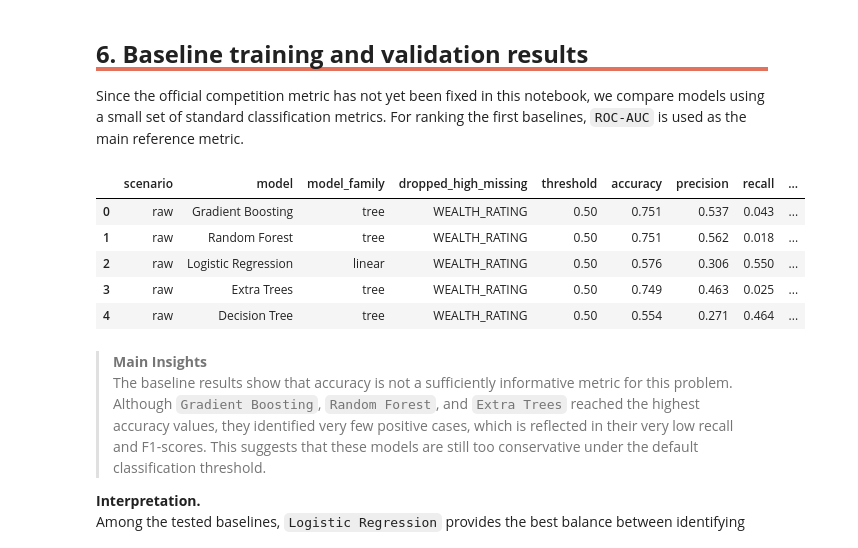
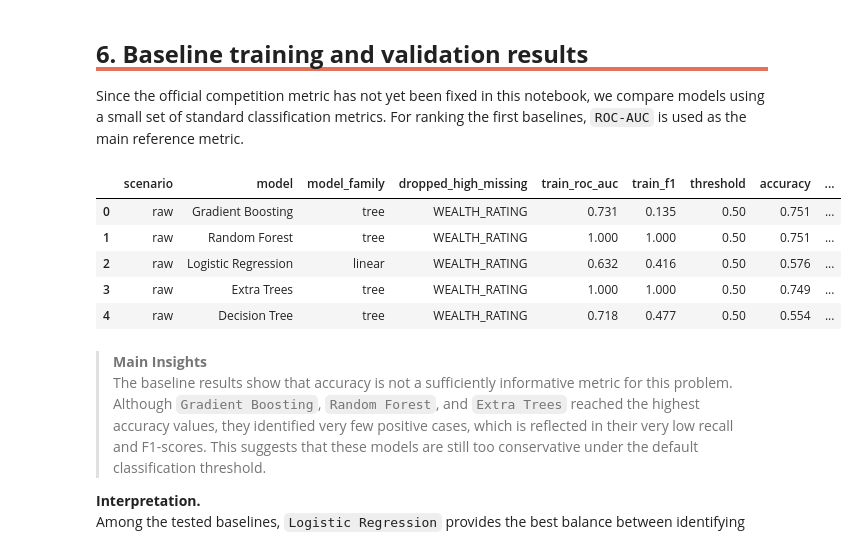
Before and after one commit to Pinky-Tie/Predicting_Donor_Response, a Jupyter notebook: notebooks/03_baseline_models.ipynb, the cells around one changed output. Cells and saved outputs as stored; diff of their text form; code cells hidden in the pictures.

```diff
--- a/notebooks/03_baseline_models.ipynb
+++ b/notebooks/03_baseline_models.ipynb
@@ -287,48 +287,53 @@ for model_name, config in model_configs.items():
         ]
     )
 
-    metrics, _ = evaluate_classifier(
+    metrics, _, train_metrics = evaluate_classifier(
         model_pipeline=pipeline,
         X_train_df=X_train_model,
         X_val_df=X_val_model,
         y_train_series=y_train,
         y_val_series=y_val,
+        return_train_metrics=True,
     )
 
     raw_results_rows.append(
         {
             "scenario": "raw",
             "model": model_name,
             "model_family": config["model_family"],
             "dropped_high_missing": ", ".join(model_feature_groups["dropped_high_missing_features"]) or "None",
+            "train_roc_auc": train_metrics["roc_auc"],
+            "train_f1": train_metrics["f1"],
             **metrics,
         }
     )
     fitted_pipelines[model_name] = pipeline
 
 baseline_results = (
     pd.DataFrame(raw_results_rows)
     .sort_values("roc_auc", ascending=False)
     .reset_index(drop=True)
 )
 
 baseline_results.style.format(
     {
         "threshold": "{:.2f}",
         "accuracy": "{:.3f}",
         "precision": "{:.3f}",
         "recall": "{:.3f}",
         "f1": "{:.3f}",
         "roc_auc": "{:.3f}",
+        "train_roc_auc": "{:.3f}",
+        "train_f1": "{:.3f}",
     }
 )
 # %% [output]
-|  | scenario | model | model_family | dropped_high_missing | threshold | accuracy | precision | recall | ... |
-| 0 | raw | Gradient Boosting | tree | WEALTH_RATING | 0.50 | 0.751 | 0.537 | 0.043 | ... |
-| 1 | raw | Random Forest | tree | WEALTH_RATING | 0.50 | 0.751 | 0.562 | 0.018 | ... |
-| 2 | raw | Logistic Regression | linear | WEALTH_RATING | 0.50 | 0.576 | 0.306 | 0.550 | ... |
-| 3 | raw | Extra Trees | tree | WEALTH_RATING | 0.50 | 0.749 | 0.463 | 0.025 | ... |
-| 4 | raw | Decision Tree | tree | WEALTH_RATING | 0.50 | 0.554 | 0.271 | 0.464 | ... |
+|  | scenario | model | model_family | dropped_high_missing | train_roc_auc | train_f1 | threshold | accuracy | ... |
+| 0 | raw | Gradient Boosting | tree | WEALTH_RATING | 0.731 | 0.135 | 0.50 | 0.751 | ... |
+| 1 | raw | Random Forest | tree | WEALTH_RATING | 1.000 | 1.000 | 0.50 | 0.751 | ... |
+| 2 | raw | Logistic Regression | linear | WEALTH_RATING | 0.632 | 0.416 | 0.50 | 0.576 | ... |
+| 3 | raw | Extra Trees | tree | WEALTH_RATING | 1.000 | 1.000 | 0.50 | 0.749 | ... |
+| 4 | raw | Decision Tree | tree | WEALTH_RATING | 0.718 | 0.477 | 0.50 | 0.554 | ... |
 # %% [markdown]
 > **Main Insights**
 The baseline results show that accuracy is not a sufficiently informative metric for this problem. Although `Gradient Boosting`, `Random Forest`, and `Extra Trees` reached the highest accuracy values, they identified very few positive cases, which is reflected in their very low recall and F1-scores. This suggests that these models are still too conservative under the default classification threshold.
```
Also changed, not shown: parts of 3 cells of this notebook, 1 other file.
